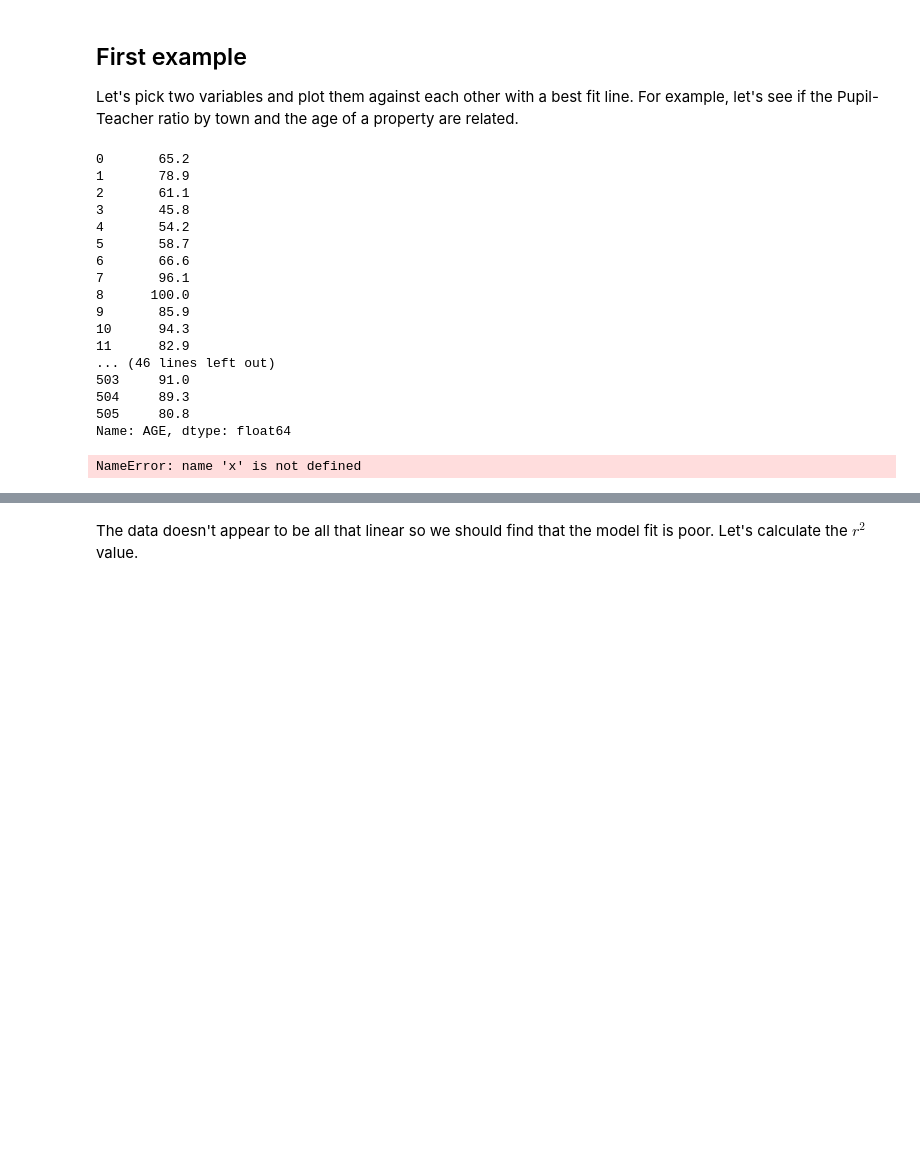
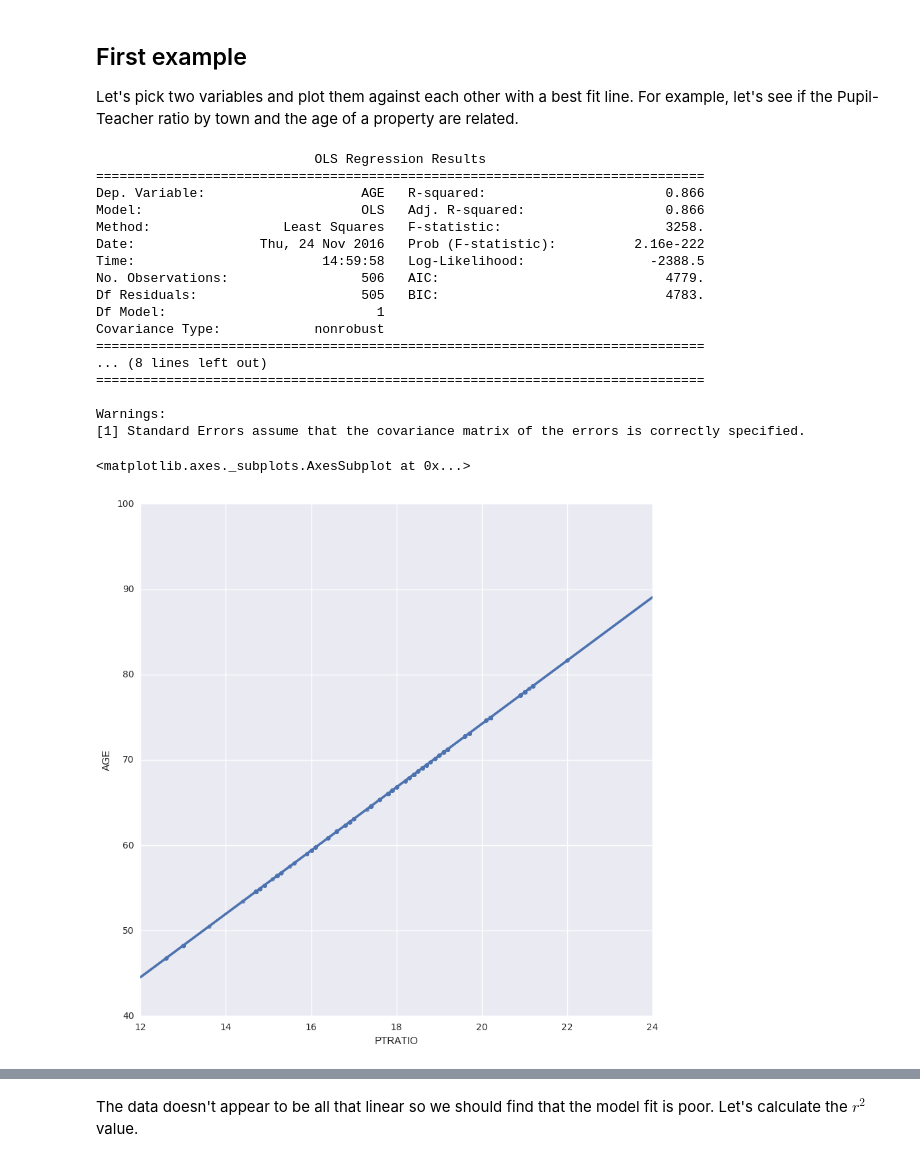
Before and after one commit to prerana123/dsi-prerana, a Jupyter notebook: week-03/2.2-lab/code/starter-code/W3-Lab2.2-Starter.ipynb, the cells around one changed output, grey strips where cells are left out. Cells and saved outputs as stored; diff of their text form; code cells hidden in the pictures; blank space fills up the shorter version.

```diff
--- a/week-03/2.2-lab/code/starter-code/W3-Lab2.2-Starter.ipynb
+++ b/week-03/2.2-lab/code/starter-code/W3-Lab2.2-Starter.ipynb
@@ -85,38 +102,41 @@ Data Set Characteristics:
 Let's pick two variables and plot them against each other with a best fit line. For example, let's see if the Pupil-Teacher ratio by town and the age of a property are related.
 # %%
 # Fit a line
-
+#1−∑i(yi−y¯)2∑i(yi−fi)
 X = df[["PTRATIO"]]
 y = df["AGE"]
-
 model = sm.OLS(y, X).fit()
-predictions = model.predict(X)
-print(y)
-print(x)
-print(predictions)
+pre = model.predict(X)
+#print(y)
+#print(x)
+print(model.summary())
 # Plot the data and the best fit line
 ## The data
-plt.scatter(X, y)
+# plt.scatter(X, y)
 ## The line / model
-plt.plot(X, predictions)
+#plt.plot(X, predictions)
 plt.ylabel("AGE")
 plt.xlabel("PTRATIO")
+
+sns.regplot(X, pre,data = df)
+#plt.scatter(X, y)
 # %% [output]
-0       65.2
-1       78.9
-2       61.1
-3       45.8
-4       54.2
-5       58.7
-6       66.6
-7       96.1
-8      100.0
-9       85.9
-10      94.3
-11      82.9
-... (46 lines left out)
-503     91.0
-504     89.3
-505     80.8
-Name: AGE, dtype: float64
+                            OLS Regression Results
+==============================================================================
+Dep. Variable:                    AGE   R-squared:                       0.866
+Model:                            OLS   Adj. R-squared:                  0.866
+Method:                 Least Squares   F-statistic:                     3258.
+Date:                Thu, 24 Nov 2016   Prob (F-statistic):          2.16e-222
+Time:                        14:59:58   Log-Likelihood:                -2388.5
+No. Observations:                 506   AIC:                             4779.
+Df Residuals:                     505   BIC:                             4783.
+Df Model:                           1
+Covariance Type:            nonrobust
+==============================================================================
+... (8 lines left out)
+==============================================================================
+
+Warnings:
+[1] Standard Errors assume that the covariance matrix of the errors is correctly specified.
-NameError: name 'x' is not defined
+<matplotlib.axes._subplots.AxesSubplot at 0x...>
+[figure, added]
```
Also changed, not shown: parts of 7 cells of this notebook, 23 other files.
